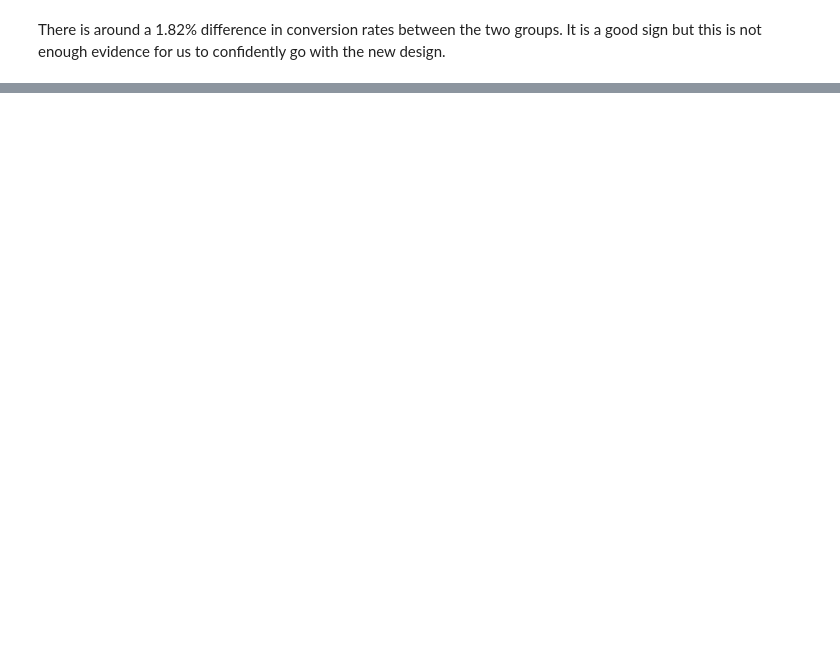
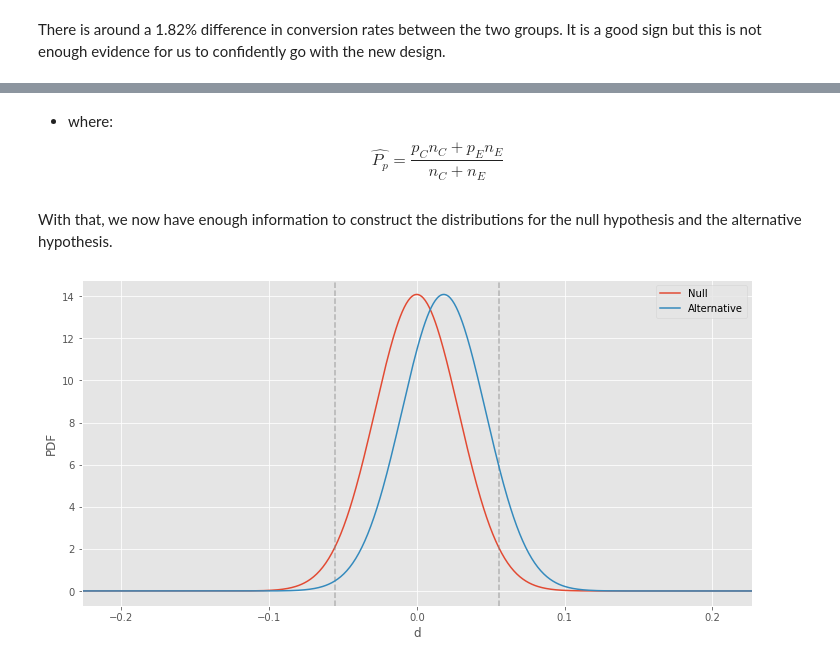
Before and after one commit to eandualem/ABTesting, a Jupyter notebook: notebooks/classical-ab-testing.ipynb, the cells around one changed output, grey strips where cells are left out. Cells and saved outputs as stored; diff of their text form; code cells hidden in the pictures; blank space fills up the shorter version.

```diff
--- a/notebooks/classical-ab-testing.ipynb
+++ b/notebooks/classical-ab-testing.ipynb
@@ -310,0 +367,4 @@ scs.norm().sf
+# %% [markdown]
+- where: $$ \hat{P_p} = \frac{p_Cn_C + p_En_E}{n_C+n_E}$$
+# %% [markdown]
+With that, we now have enough information to construct the distributions for the null hypothesis and the alternative hypothesis.
@@ -310,0 +373,4 @@ scs.norm().sf
+# %%
+abplot(cont_total, exp_total, cont_rate, diff)
+# %% [output]
+[figure, added]
```
Also changed, not shown: parts of 66 cells of this notebook.
